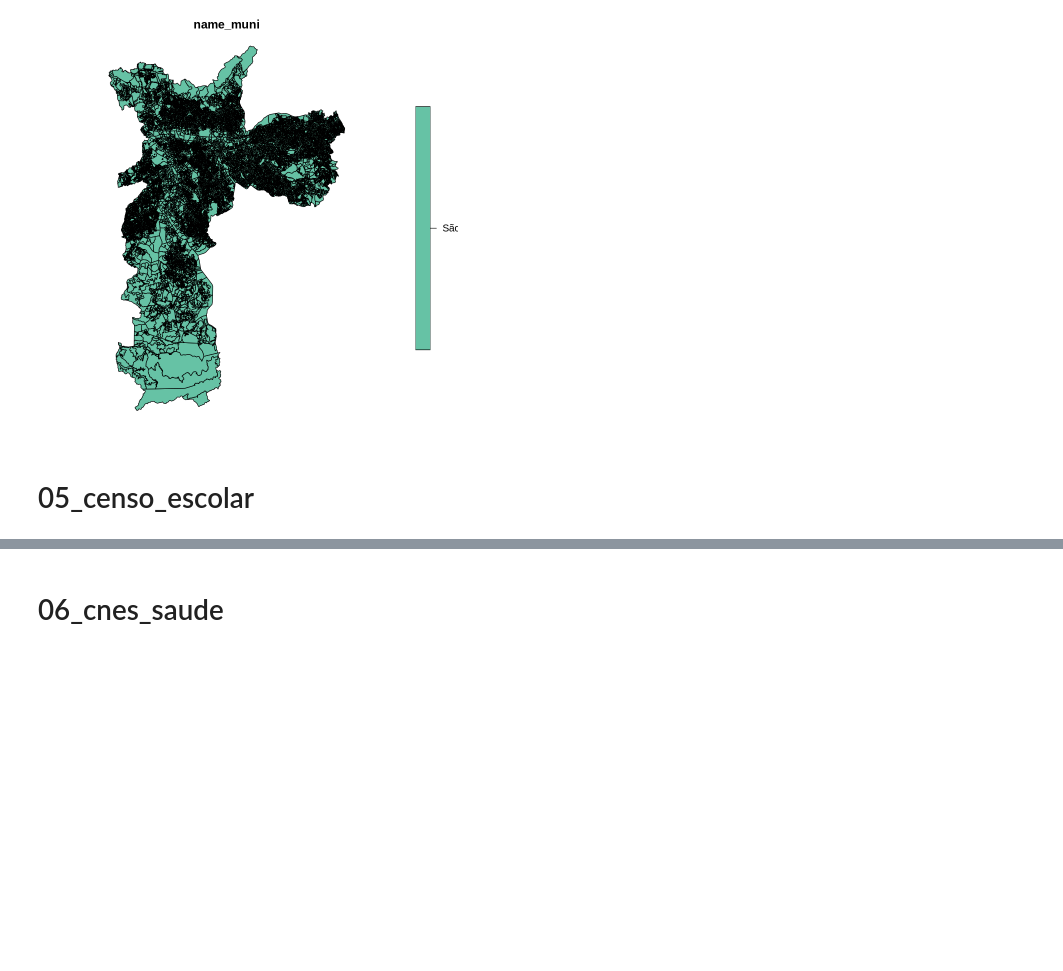
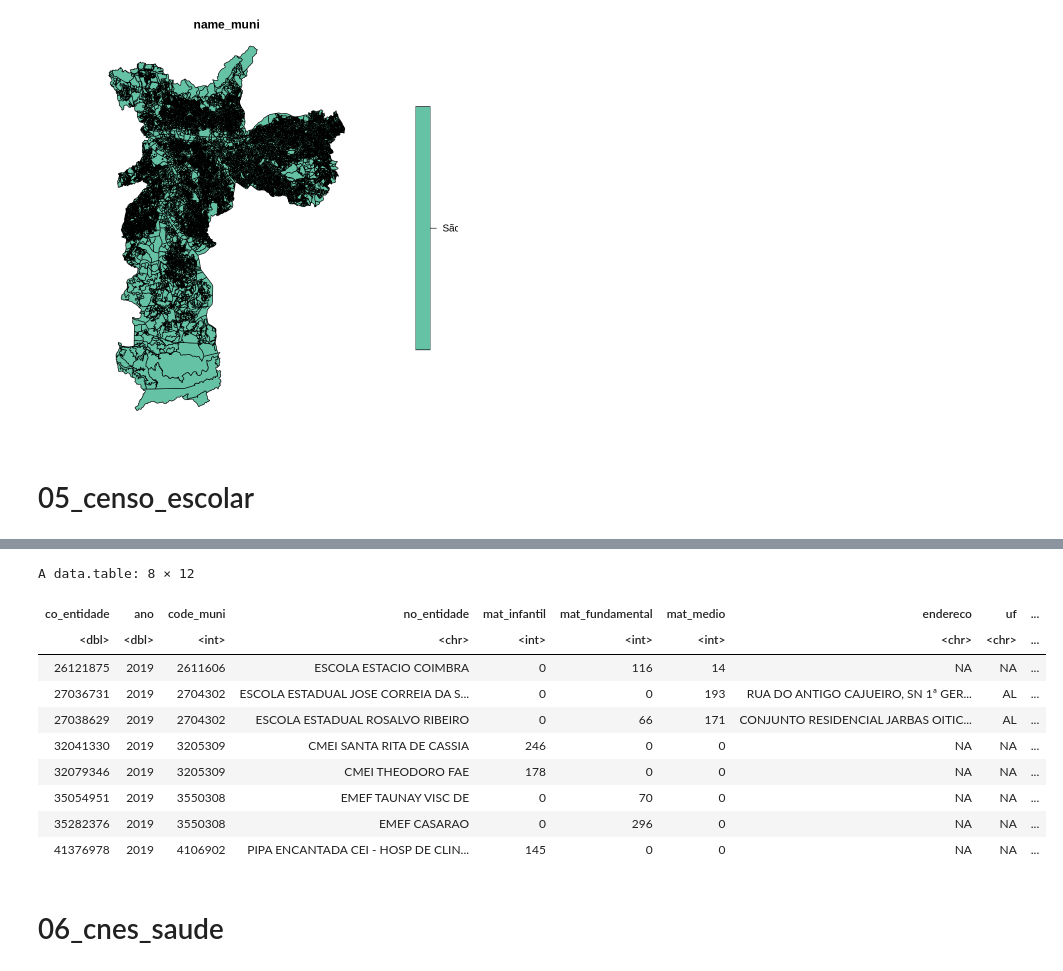
Before and after one commit to Multiplicidademobilidade/indice_acesso_cidade, a Jupyter notebook: R/dev_rev/01 - Visualização de objetos resultantes por pasta.ipynb, the cells around one changed output, grey strips where cells are left out. Drawn from its saved outputs; the diff is of its cells as text; code cells hidden in the pictures; blank space fills up the shorter version.

```diff
--- a/R/dev_rev/01 - Visualização de objetos resultantes por pasta.ipynb
+++ b/R/dev_rev/01 - Visualização de objetos resultantes por pasta.ipynb
@@ -188,3 +188,18 @@ A data.table: 6 × 12
+# %%
+# censo_escolar %>% dplyr::select(municipio) %>% distinct()
+censo_escolar %>% filter(municipio == 'Marechal Deodoro' | municipio == 'Rio Largo' | is.na(municipio))
+# %% [output]
+A data.table: 8 × 12
+| co_entidade | ano | code_muni | no_entidade | mat_infantil | mat_fundamental | mat_medio | endereco | uf | ... |
+| <dbl> | <dbl> | <int> | <chr> | <int> | <int> | <int> | <chr> | <chr> | ... |
+| 26121875 | 2019 | 2611606 | ESCOLA ESTACIO COIMBRA | 0 | 116 | 14 | NA | NA | ... |
+| 27036731 | 2019 | 2704302 | ESCOLA ESTADUAL JOSE CORREIA DA S... | 0 | 0 | 193 | RUA DO ANTIGO CAJUEIRO, SN 1ª GER... | AL | ... |
+| 27038629 | 2019 | 2704302 | ESCOLA ESTADUAL ROSALVO RIBEIRO | 0 | 66 | 171 | CONJUNTO RESIDENCIAL JARBAS OITIC... | AL | ... |
+| 32041330 | 2019 | 3205309 | CMEI SANTA RITA DE CASSIA | 246 | 0 | 0 | NA | NA | ... |
+| 32079346 | 2019 | 3205309 | CMEI THEODORO FAE | 178 | 0 | 0 | NA | NA | ... |
+| 35054951 | 2019 | 3550308 | EMEF TAUNAY VISC DE | 0 | 70 | 0 | NA | NA | ... |
+| 35282376 | 2019 | 3550308 | EMEF CASARAO | 0 | 296 | 0 | NA | NA | ... |
+| 41376978 | 2019 | 4106902 | PIPA ENCANTADA CEI - HOSP DE CLIN... | 145 | 0 | 0 | NA | NA | ... |
 # %% [markdown]
 # 06_cnes_saude
 # %%
```
Also changed, not shown: parts of 1 cell of this notebook, 8 other files.
